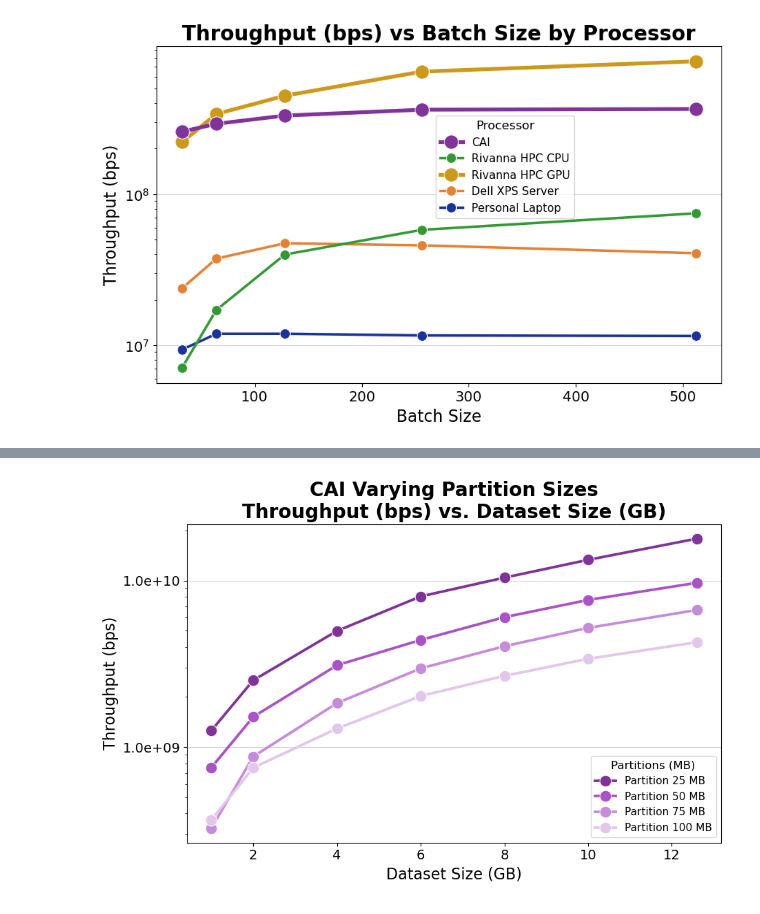
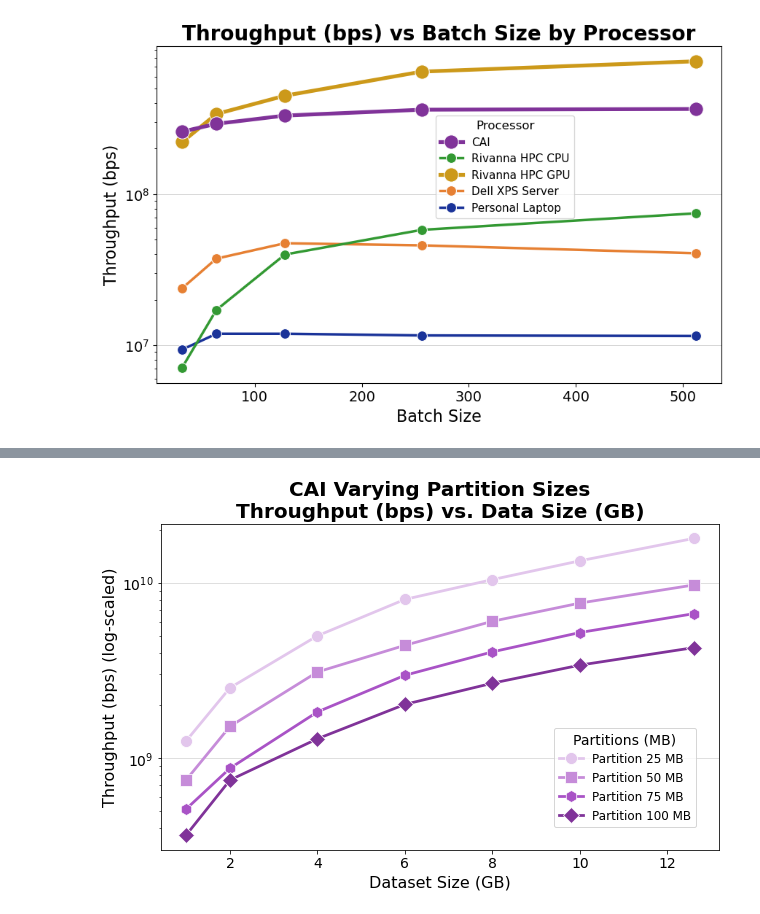
Before and after one commit to mstaylor/AI-for-Astronomy, a Jupyter notebook: code/Anomaly Detection/Plots/CosmicAIPlots.ipynb, the cells around one changed output, grey strips where cells are left out. Drawn from its saved outputs; the diff is of its cells as text; code cells hidden in the pictures.

```diff
--- a/code/Anomaly Detection/Plots/CosmicAIPlots.ipynb
+++ b/code/Anomaly Detection/Plots/CosmicAIPlots.ipynb
@@ -541,6 +536,6 @@ plt.savefig("cai_inference_time.png")
 # %%
 # Load data
-df = pd.read_csv('result_stats.csv')
+# df = pd.read_csv('result_stats.csv')
 
 # Create a custom purple color palette for the partitions
 import numpy as np
@@ -566,21 +561,21 @@ unique_partitions = df['partition(MB)'].unique()
 num_partitions = len(unique_partitions)
 
 # Generate purple palette with slight variations in lightness
-purple_palette = [adjust_lightness(base_purple, amount=0.15 * i) for i in range(num_partitions)]
+purple_palette = [adjust_lightness(base_purple, amount=0.15 * i) for i in range(num_partitions)][::-1]
 partition_color_map = dict(zip(unique_partitions, purple_palette))
 
 # Set up the plot
 plt.figure(figsize=(10, 6))
 
 # Plot each partition with its respective color
-for partition, color in partition_color_map.items():
+for index, (partition, color) in enumerate(partition_color_map.items()):
     partition_data = df[df['partition(MB)'] == partition]
     sns.lineplot(
         data=partition_data,
         x='data(GB)',
         y='throughput_bps',
         label=f'Partition {partition} MB',
-        marker='o',
+        marker=markers[index % len(markers)],
         linewidth=2.75,
         markersize=12,
         color=color,
@@ -594,16 +589,16 @@ plt.yscale('log')
 def y_axis_formatter(value, tick_number):
     return f"{value:.1e}"
 
-plt.gca().yaxis.set_major_formatter(FuncFormatter(y_axis_formatter))
+# plt.gca().yaxis.set_major_formatter(FuncFormatter(y_axis_formatter))
 plt.tick_params(axis='both', which='major', labelsize=14)  # Increase tick label font size
 
 # Increase the font size of scientific notation (e.g., 1E10)
 plt.gca().yaxis.get_offset_text().set_fontsize(14)
 
 plt.xlabel('Dataset Size (GB)', fontsize=16)
-plt.ylabel('Throughput (bps)', fontsize=16)
+plt.ylabel('Throughput (bps) (log-scaled)', fontsize=16)
 plt.title(
-    "CAI Varying Partition Sizes\nThroughput (bps) vs. Dataset Size (GB)",
+    "CAI Varying Partition Sizes\nThroughput (bps) vs. Data Size (GB)",
     fontsize=20,
     fontweight='bold'
 )
@@ -620,35 +615,36 @@ for line, label in zip(plt.gca().get_lines(), partition_color_map.keys()):
     else:
         y_at_target = np.interp(target_x, x_data, y_data)
 
     # Add annotation
     plt.annotate(
         f'{label} MB',
         xy=(target_x, y_at_target),
         xytext=(0, -10),
         textcoords='offset points',
         fontsize=14,
         color=line.get_color(),
         weight='bold',
         ha='center',
         va='top',
     )
 
 # Reverse the legend order and move it to the bottom-right
 handles, labels = plt.gca().get_legend_handles_labels()
 plt.legend(
     #handles=handles[::-1],  # Reverse the order of handles
     #labels=labels[::-1],    # Reverse the order of labels
-    fontsize=11,
+    fontsize=12,
     title='Partitions (MB)',
-    title_fontsize=12,
+    title_fontsize=14,
     loc='lower right',  # Position the legend in the bottom-right corner
-    bbox_to_anchor=(1, 0),  # Adjust the legend position with bbox_to_anchor
+    bbox_to_anchor=(.97, 0.05),  # Adjust the legend position with bbox_to_anchor,
+    # ncol=2
 )
 
 # Add horizontal grid lines only
 plt.grid(axis='y', color='gray', linewidth=0.5, alpha=0.5)
 
 # Save the figure
-plt.savefig("cai_throughput.png")
+plt.savefig("cai_throughput.jpg", dpi=200)
 # %% [output]
-[figure, old version]
+[figure, new version]
```
Also changed, not shown: parts of 8 cells of this notebook, 4 other files.
